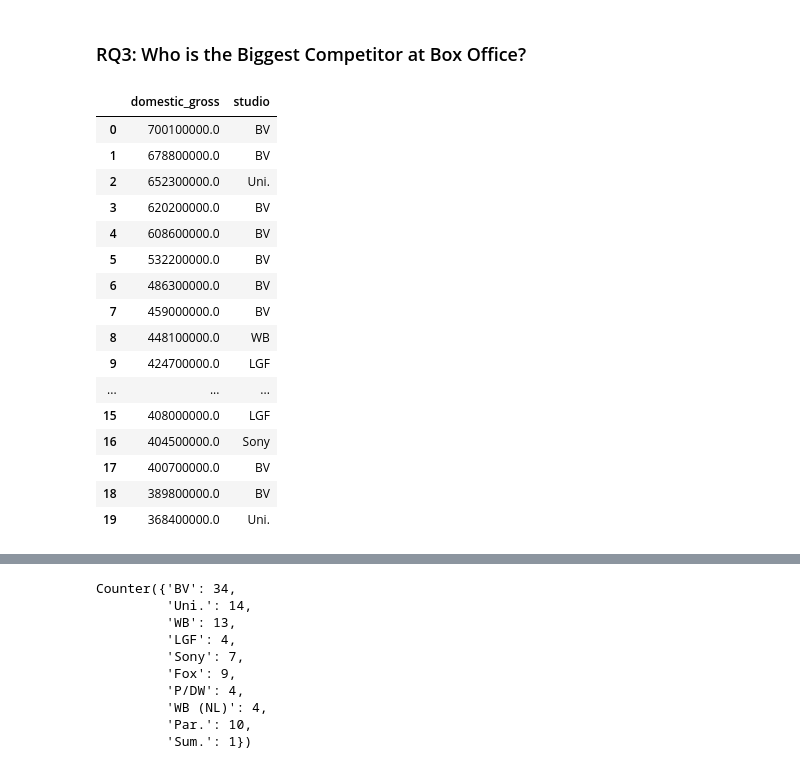
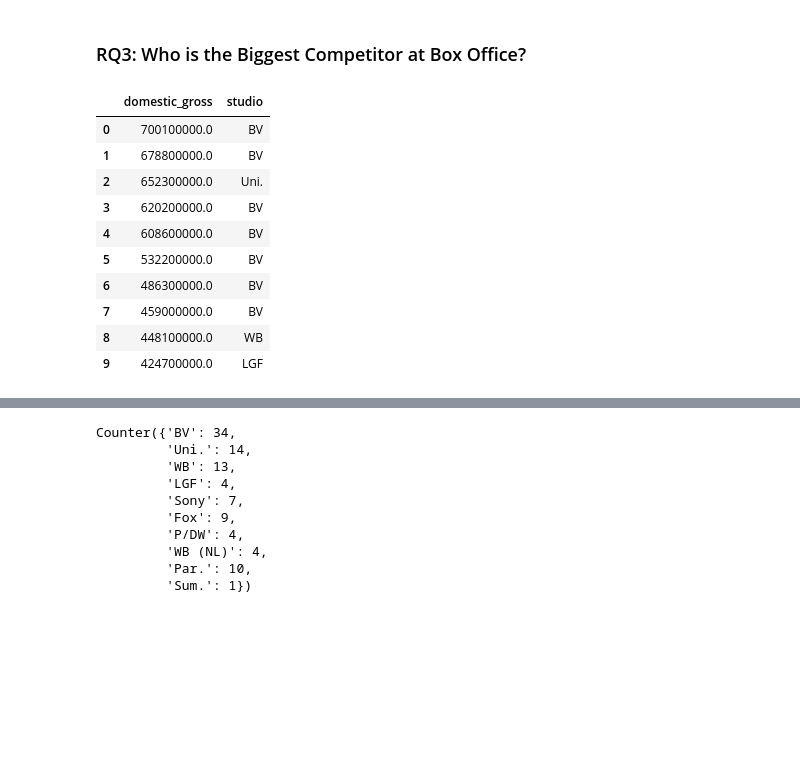
Before and after one commit to HKwirikia/dsc-phase-1-project-v2-4, a Jupyter notebook: student.ipynb, the cells around one changed output, grey strips where cells are left out. Cells and saved outputs as stored; diff of their text form; code cells hidden in the pictures; blank space fills up the shorter version.

```diff
--- a/student.ipynb
+++ b/student.ipynb
@@ -782,25 +715,19 @@ From the above bar graph, it is clear that among the top 100 movies based on dom
 # %%
 #sorting to find studios with highest domestic_gross per genre
 gross_by_studio = df.sort_values('domestic_gross',ascending = False).reset_index(drop=True)
-gross_by_studio.loc[:, ["domestic_gross", "studio"]].head(20)
+gross_by_studio.loc[:, ["domestic_gross", "studio"]].head(10)
 # %% [output]
 |  | domestic_gross | studio |
 | 0 | 700100000.0 | BV |
 | 1 | 678800000.0 | BV |
 | 2 | 652300000.0 | Uni. |
 | 3 | 620200000.0 | BV |
 | 4 | 608600000.0 | BV |
 | 5 | 532200000.0 | BV |
 | 6 | 486300000.0 | BV |
 | 7 | 459000000.0 | BV |
 | 8 | 448100000.0 | WB |
 | 9 | 424700000.0 | LGF |
-| ... | ... | ... |
-| 15 | 408000000.0 | LGF |
-| 16 | 404500000.0 | Sony |
-| 17 | 400700000.0 | BV |
-| 18 | 389800000.0 | BV |
-| 19 | 368400000.0 | Uni. |
 # %%
 # a list of the top 100 studios based on top 100 movies
 x_list =list(gross_by_studio['studio'])[:100]
```
Also changed, not shown: parts of 8 cells of this notebook.
